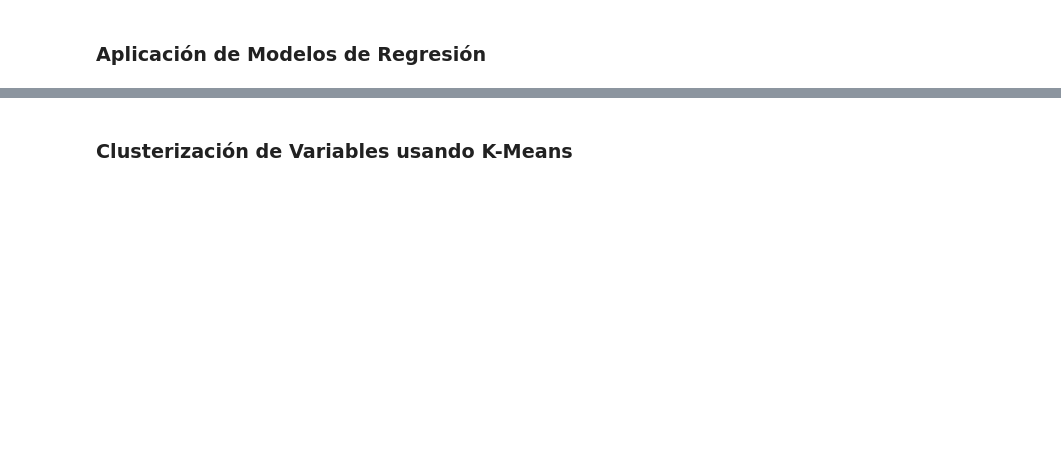
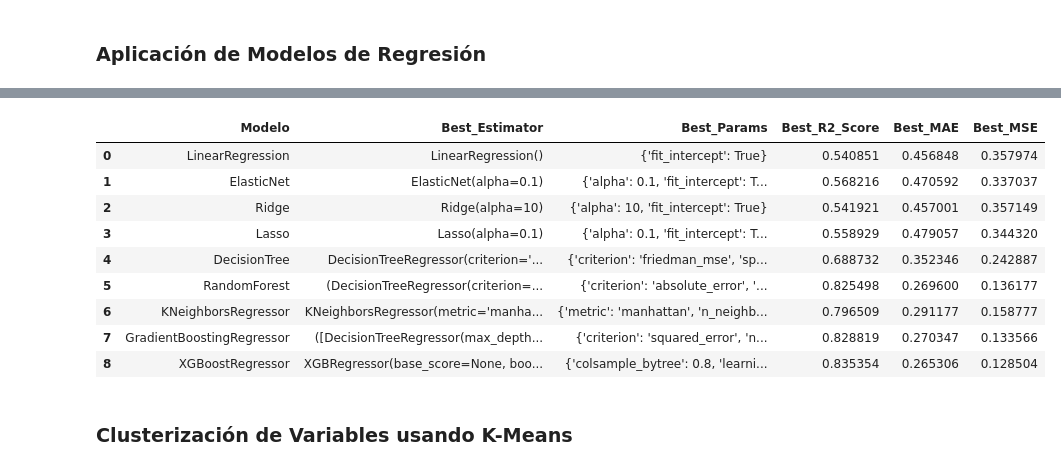
Before and after one commit to mespinoza8/Prediccion-Precio-Casas, a Jupyter notebook: precio_casas.ipynb, the cells around one changed output, grey strips where cells are left out. Saved outputs shown, nothing was run; the diff lists cells and outputs as text; code cells hidden in the pictures; blank space fills up the shorter version.

```diff
--- a/precio_casas.ipynb
+++ b/precio_casas.ipynb
@@ -195,3 +196,16 @@ results_df=pd.DataFrame(results)
+# %%
+results_df
+# %% [output]
+|  | Modelo | Best_Estimator | Best_Params | Best_R2_Score | Best_MAE | Best_MSE |
+| 0 | LinearRegression | LinearRegression() | {'fit_intercept': True} | 0.540851 | 0.456848 | 0.357974 |
+| 1 | ElasticNet | ElasticNet(alpha=0.1) | {'alpha': 0.1, 'fit_intercept': T... | 0.568216 | 0.470592 | 0.337037 |
+| 2 | Ridge | Ridge(alpha=10) | {'alpha': 10, 'fit_intercept': True} | 0.541921 | 0.457001 | 0.357149 |
+| 3 | Lasso | Lasso(alpha=0.1) | {'alpha': 0.1, 'fit_intercept': T... | 0.558929 | 0.479057 | 0.344320 |
+| 4 | DecisionTree | DecisionTreeRegressor(criterion='... | {'criterion': 'friedman_mse', 'sp... | 0.688732 | 0.352346 | 0.242887 |
+| 5 | RandomForest | (DecisionTreeRegressor(criterion=... | {'criterion': 'absolute_error', '... | 0.825498 | 0.269600 | 0.136177 |
+| 6 | KNeighborsRegressor | KNeighborsRegressor(metric='manha... | {'metric': 'manhattan', 'n_neighb... | 0.796509 | 0.291177 | 0.158777 |
+| 7 | GradientBoostingRegressor | ([DecisionTreeRegressor(max_depth... | {'criterion': 'squared_error', 'n... | 0.828819 | 0.270347 | 0.133566 |
+| 8 | XGBoostRegressor | XGBRegressor(base_score=None, boo... | {'colsample_bytree': 0.8, 'learni... | 0.835354 | 0.265306 | 0.128504 |
 # %% [markdown]
 ### Clusterización de Variables usando K-Means
 # %%
```
Also changed, not shown: parts of 11 cells of this notebook.
